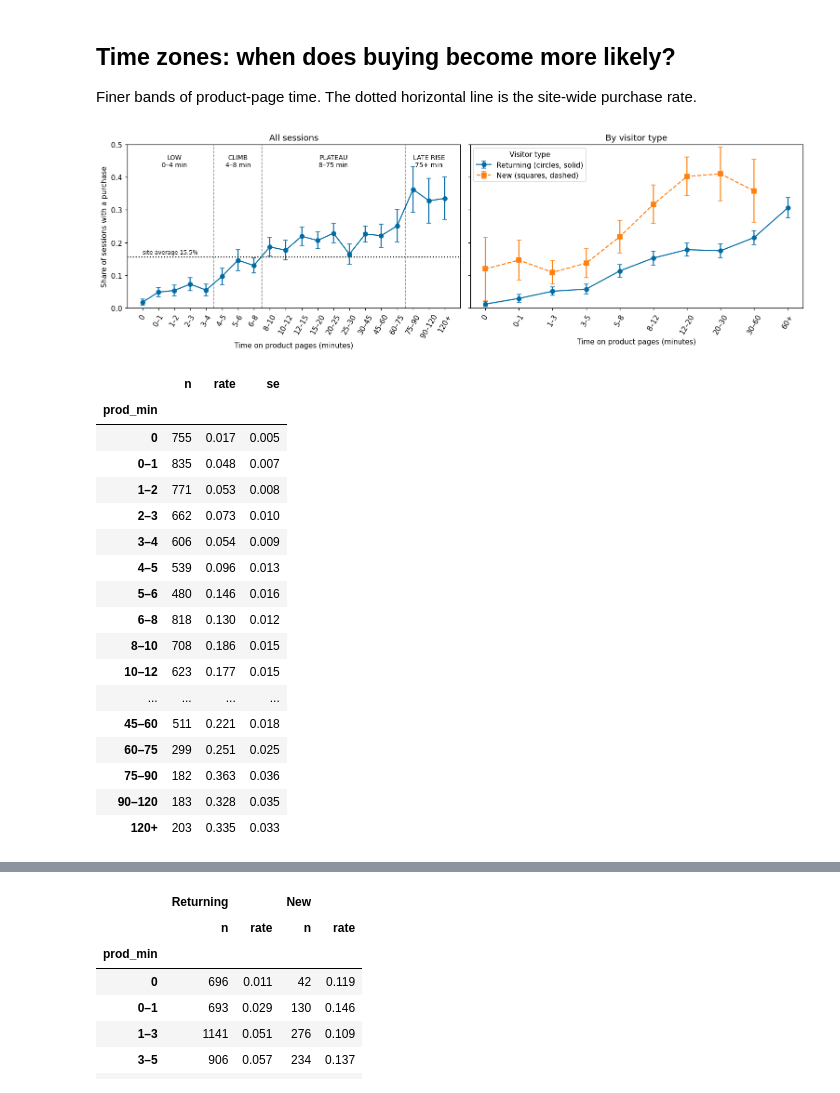
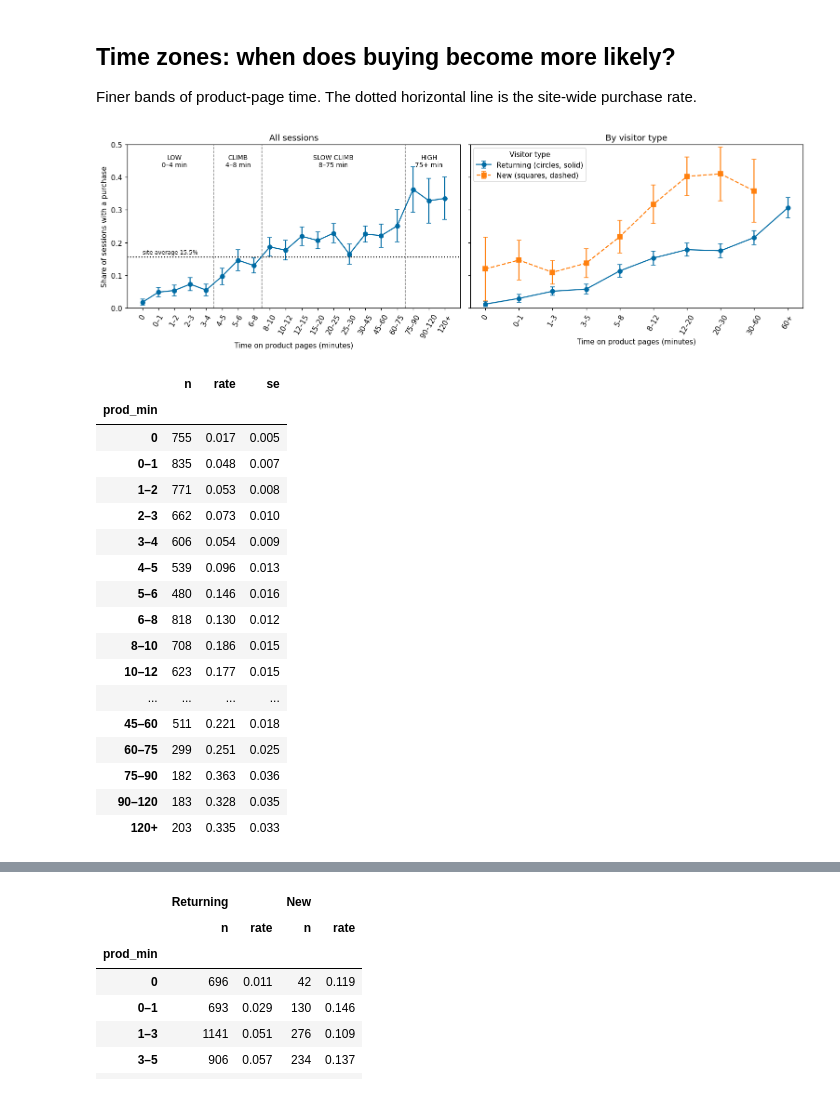
Before and after one commit to N3il-kb/COGS-118D-final-proj, a Jupyter notebook: eda.ipynb, the cells around one changed output, grey strips where cells are left out. Cells and saved outputs as stored; diff of their text form; code cells hidden in the pictures.

Commit message:
Rename zones: slow climb and high

```diff
--- a/eda.ipynb
+++ b/eda.ipynb
@@ -226,35 +226,35 @@ def band_rates(d, edges):
     return t
 
 fine = [-0.01, 0, 1, 2, 3, 4, 5, 6, 8, 10, 12, 15, 20, 25, 30, 45, 60, 75, 90, 120, np.inf]
 coarse = [-0.01, 0, 1, 3, 5, 8, 12, 20, 30, 60, np.inf]
 allb = band_rates(df, fine)
 
 fig, axes = plt.subplots(1, 2, figsize=(14, 4.5), sharey=True)
 ax = axes[0]
 ax.errorbar(range(len(allb)), allb["rate"], yerr=1.96 * allb["se"], marker="o", capsize=3)
 ax.axhline(df["bought"].mean(), linestyle=":", color="black")
 ax.text(0, df["bought"].mean() + 0.01, "site average 15.5%", fontsize=8)
 for x in [4.5, 7.5, 16.5]:   # zone boundaries at 4, 8 and 75 minutes (from the BIC search below)
     ax.axvline(x, linestyle="--", color="gray", linewidth=1)
-for x, txt in [(2, "LOW\n0–4 min"), (6, "CLIMB\n4–8 min"), (12, "PLATEAU\n8–75 min"), (18, "LATE RISE\n75+ min")]:
+for x, txt in [(2, "LOW\n0–4 min"), (6, "CLIMB\n4–8 min"), (12, "SLOW CLIMB\n8–75 min"), (18, "HIGH\n75+ min")]:
     ax.text(x, 0.47, txt, ha="center", va="top", fontsize=9)
 ax.set_xticks(range(len(allb))); ax.set_xticklabels(allb.index, rotation=60)
 ax.set(xlabel="Time on product pages (minutes)", ylabel="Share of sessions with a purchase", ylim=(0, 0.5), title="All sessions")
 
 ax = axes[1]
 for name, mk, ls in [("Returning", "o", "-"), ("New", "s", "--")]:
     t = band_rates(df[df["visitor"] == name], coarse)
     t = t[t["n"] >= 30]   # hide bands with under 30 sessions (new visitors past 60 min: n = 15)
     xs = [list(band_rates(df, coarse).index).index(i) for i in t.index]
     ax.errorbar(xs, t["rate"], yerr=1.96 * t["se"], marker=mk, linestyle=ls, capsize=3, label=f"{name} ({'circles, solid' if mk == 'o' else 'squares, dashed'})")
 cl = band_rates(df, coarse).index
 ax.set_xticks(range(len(cl))); ax.set_xticklabels(cl, rotation=60)
 ax.set(xlabel="Time on product pages (minutes)", title="By visitor type")
 ax.legend(title="Visitor type", loc="upper left")
 plt.tight_layout(); plt.savefig("figures/rate_by_time_zones.png", dpi=200); plt.show()
 allb.round(3)
 # %% [output]
-[figure, old version]
+[figure, new version]
 |  | n | rate | se |
 | prod_min |  |  |  |
 | 0 | 755 | 0.017 | 0.005 |
```
Also changed, not shown: parts of 1 cell of this notebook, 2 other files.
